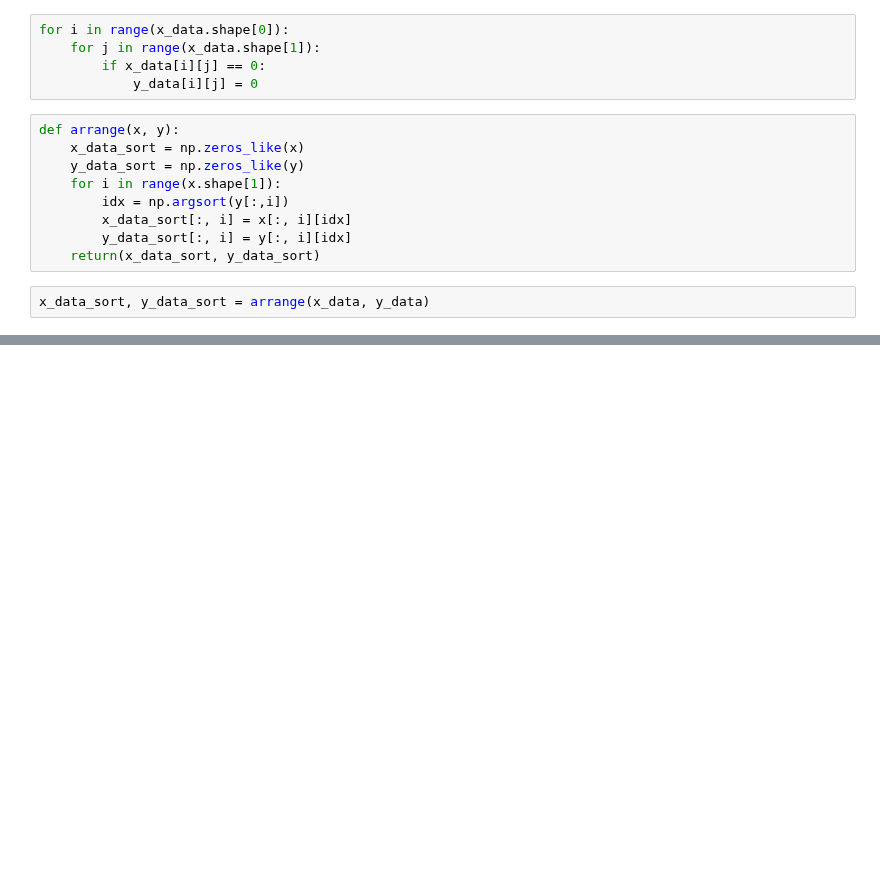
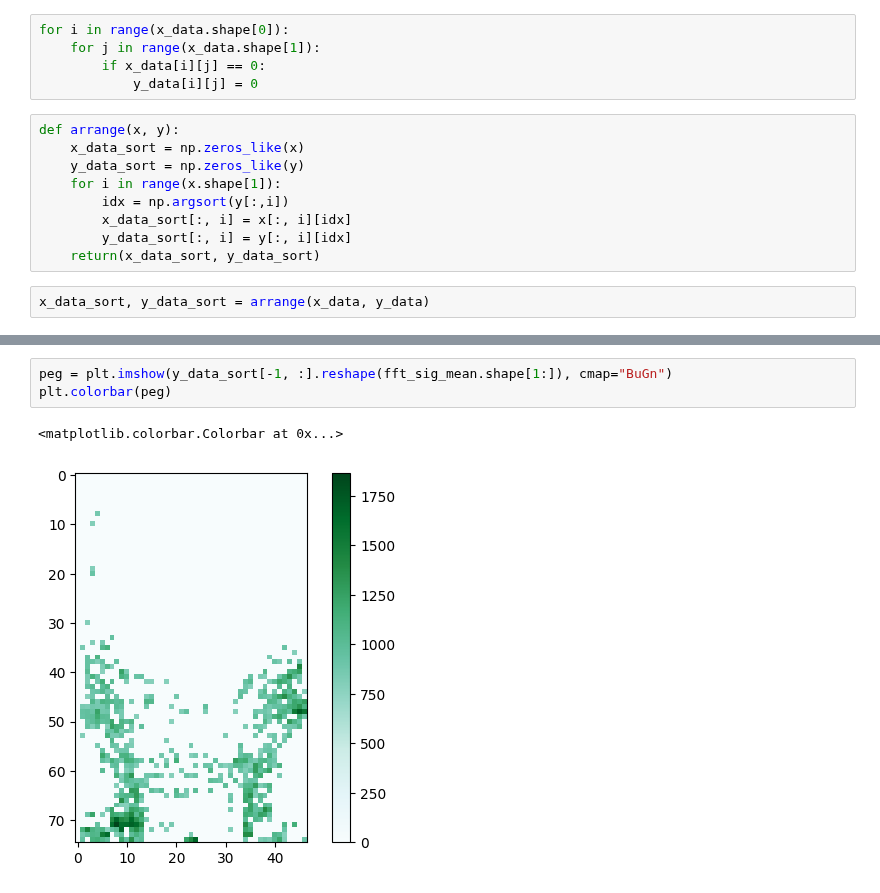
Before and after one commit to CaffineAddic/Wavelet_transforms_in_schlieren_flame_images, a Jupyter notebook: Modueles/Transform_FFT.ipynb, the cells around one changed output, grey strips where cells are left out. Cells and saved outputs as stored; diff of their text form; blank space fills up the shorter version.

```diff
--- a/Modueles/Transform_FFT.ipynb
+++ b/Modueles/Transform_FFT.ipynb
@@ -149,0 +156,6 @@ plt.colorbar(peg)
+# %%
+peg = plt.imshow(y_data_sort[-1, :].reshape(fft_sig_mean.shape[1:]), cmap="BuGn")
+plt.colorbar(peg)
+# %% [output]
+<matplotlib.colorbar.Colorbar at 0x...>
+[figure, added]
```
Also changed, not shown: parts of 24 cells of this notebook, 2 other files.
